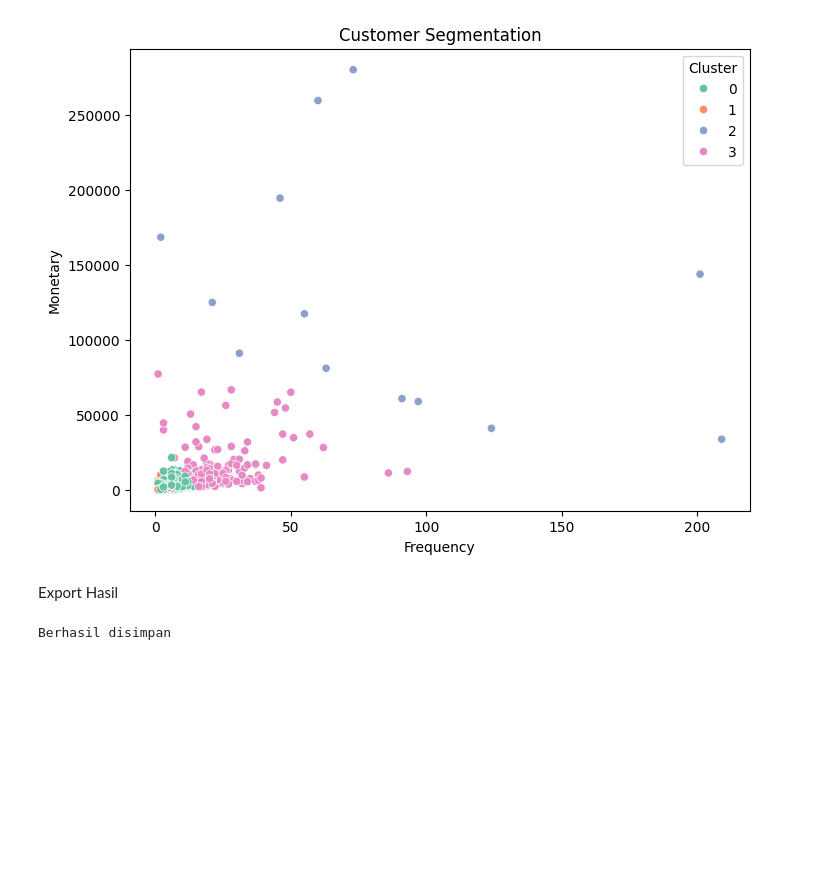
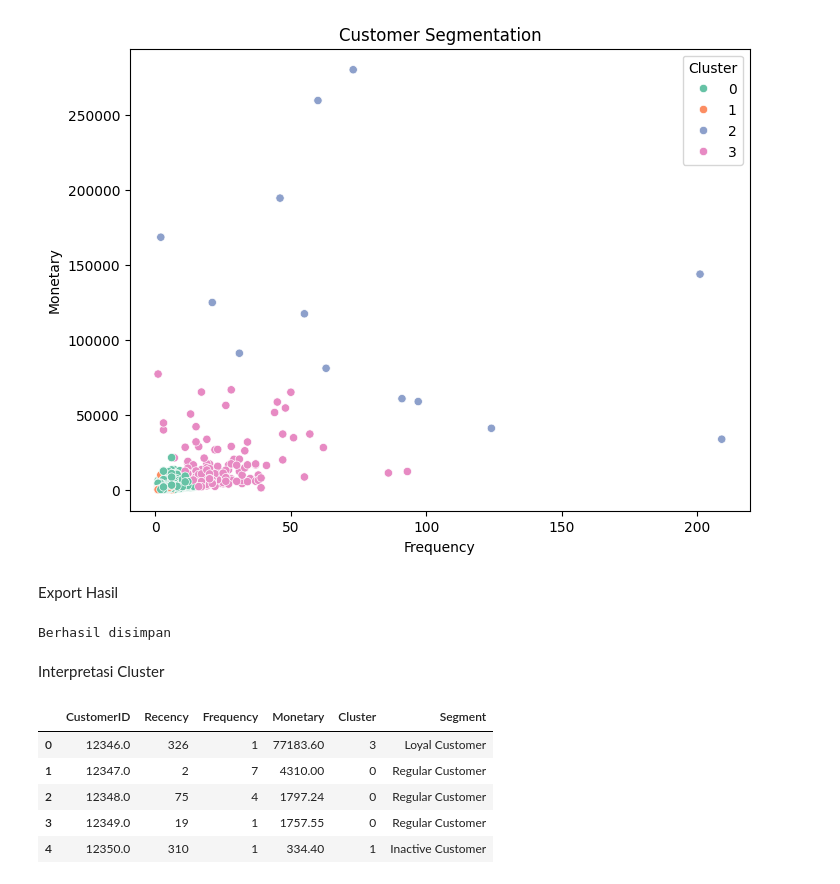
Before and after one commit to izzulmillahaqil/rfm-customer-segmentation, a Jupyter notebook: rfm_customer_segmentation.ipynb, the cells around one changed output. Saved outputs shown, nothing was run; the diff lists cells and outputs as text; code cells hidden in the pictures; blank space fills up the shorter version.

```diff
--- a/rfm_customer_segmentation.ipynb
+++ b/rfm_customer_segmentation.ipynb
@@ -320,3 +320,32 @@ cluster_detail.to_excel(
 print("Berhasil disimpan")
 # %% [output]
 Berhasil disimpan
+# %% [markdown]
+Interpretasi Cluster
+# %%
+segment_mapping = {
+    0: "Regular Customer",
+    1: "Inactive Customer",
+    2: "VIP Customer",
+    3: "Loyal Customer"
+}
+
+rfm["Segment"] = rfm["Cluster"].map(segment_mapping)
+
+rfm[
+    [
+        "CustomerID",
+        "Recency",
+        "Frequency",
+        "Monetary",
+        "Cluster",
+        "Segment"
+    ]
+].head()
+# %% [output]
+|  | CustomerID | Recency | Frequency | Monetary | Cluster | Segment |
+| 0 | 12346.0 | 326 | 1 | 77183.60 | 3 | Loyal Customer |
+| 1 | 12347.0 | 2 | 7 | 4310.00 | 0 | Regular Customer |
+| 2 | 12348.0 | 75 | 4 | 1797.24 | 0 | Regular Customer |
+| 3 | 12349.0 | 19 | 1 | 1757.55 | 0 | Regular Customer |
+| 4 | 12350.0 | 310 | 1 | 334.40 | 1 | Inactive Customer |
```
Also changed, not shown: parts of 5 cells of this notebook, 5 other files.
